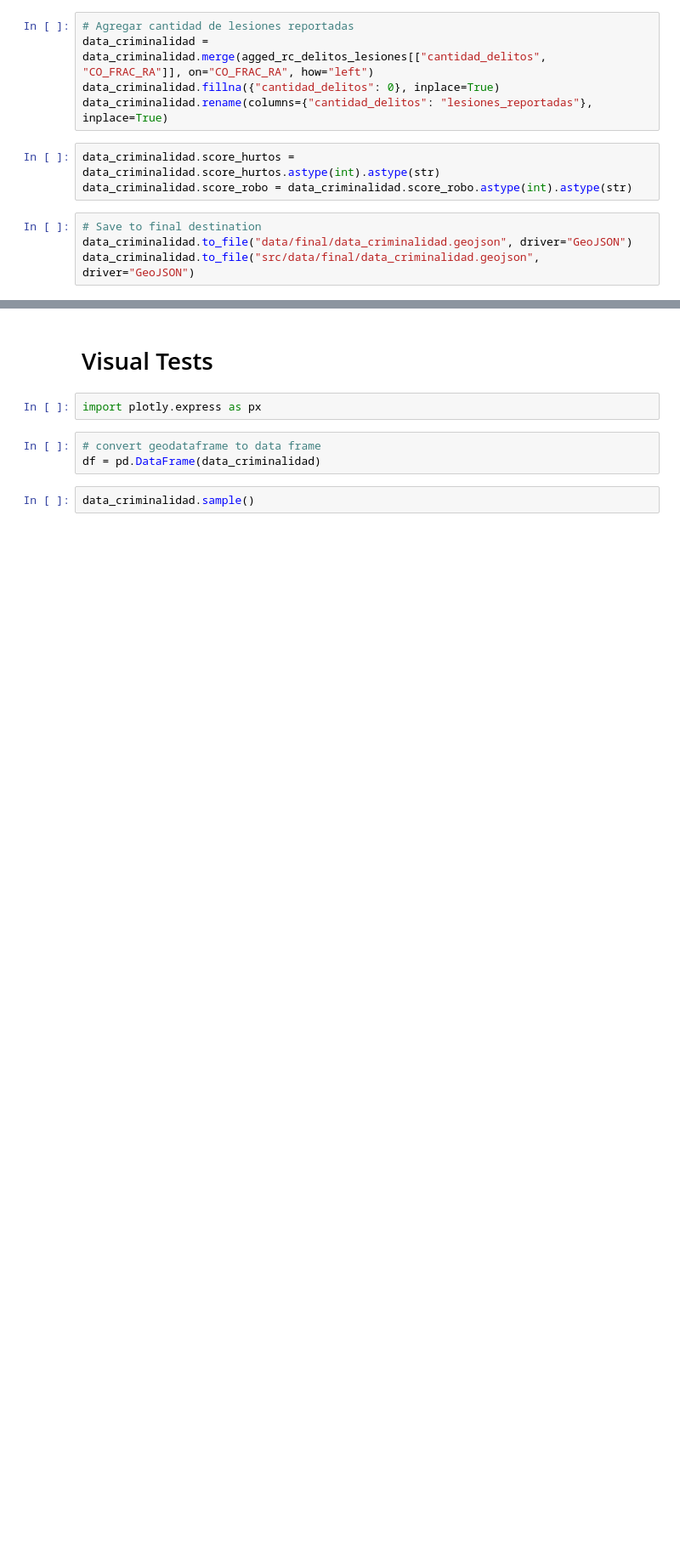
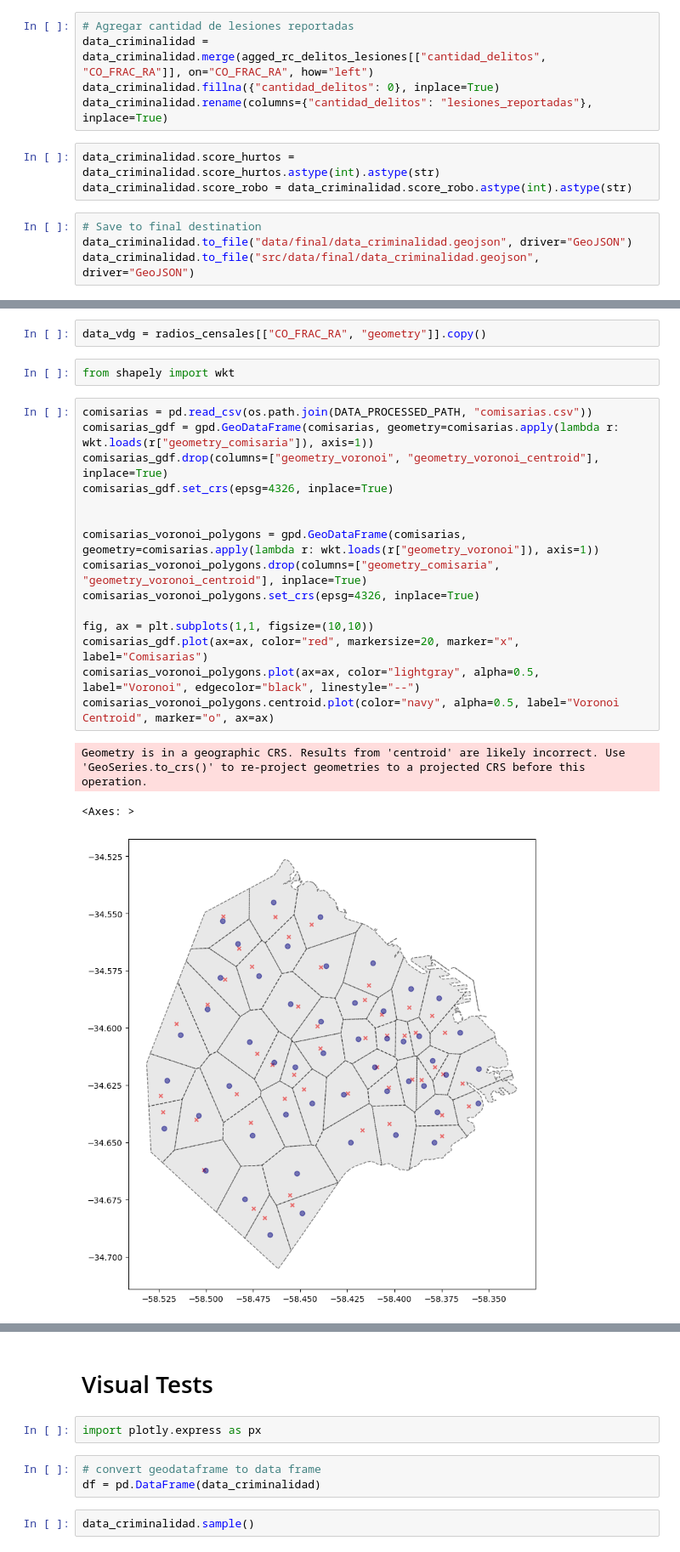
Before and after one commit to juanseh238/comuna-tracker, a Jupyter notebook: 04_geoquant_analysis_seguridad.ipynb, the cells around one changed output, grey strips where cells are left out. Shown at 85% size. Cells and saved outputs as stored; diff of their text form; blank space fills up the shorter version.

```diff
--- a/04_geoquant_analysis_seguridad.ipynb
+++ b/04_geoquant_analysis_seguridad.ipynb
@@ -481,0 +486,23 @@ data_criminalidad.to_file("src/data/final/data_criminalidad.geojson", driver="Ge
+# %%
+data_vdg = radios_censales[["CO_FRAC_RA", "geometry"]].copy()
+# %%
+from shapely import wkt
+# %%
+comisarias = pd.read_csv(os.path.join(DATA_PROCESSED_PATH, "comisarias.csv"))
+comisarias_gdf = gpd.GeoDataFrame(comisarias, geometry=comisarias.apply(lambda r: wkt.loads(r["geometry_comisaria"]), axis=1))
+comisarias_gdf.drop(columns=["geometry_voronoi", "geometry_voronoi_centroid"], inplace=True)
+comisarias_gdf.set_crs(epsg=4326, inplace=True)
+
+
+comisarias_voronoi_polygons = gpd.GeoDataFrame(comisarias, geometry=comisarias.apply(lambda r: wkt.loads(r["geometry_voronoi"]), axis=1))
+comisarias_voronoi_polygons.drop(columns=["geometry_comisaria", "geometry_voronoi_centroid"], inplace=True)
+comisarias_voronoi_polygons.set_crs(epsg=4326, inplace=True)
+
+fig, ax = plt.subplots(1,1, figsize=(10,10))
+comisarias_gdf.plot(ax=ax, color="red", markersize=20, marker="x", label="Comisarias")
+comisarias_voronoi_polygons.plot(ax=ax, color="lightgray", alpha=0.5, label="Voronoi", edgecolor="black", linestyle="--")
+comisarias_voronoi_polygons.centroid.plot(color="navy", alpha=0.5, label="Voronoi Centroid", marker="o", ax=ax)
+# %% [output]
+Geometry is in a geographic CRS. Results from 'centroid' are likely incorrect. Use 'GeoSeries.to_crs()' to re-project geometries to a projected CRS before this operation.
+<Axes: >
+[figure, added]
```
Also changed, not shown: parts of 18 cells of this notebook, 2 other files.
